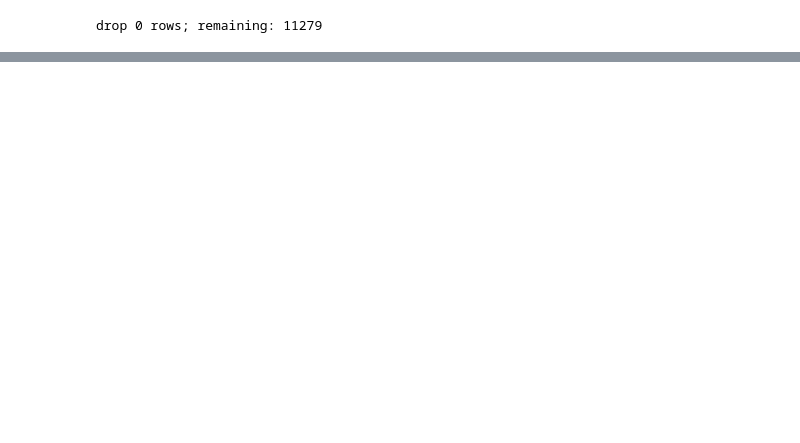
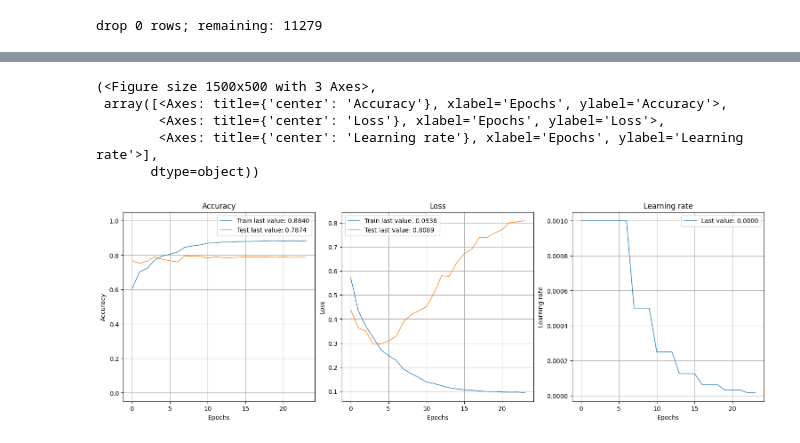
Before and after one commit to Boorrito15/social-media-optimizer, a Jupyter notebook: notebooks/rob.ipynb, the cells around one changed output, grey strips where cells are left out. Drawn from its saved outputs; the diff is of its cells as text; code cells hidden in the pictures; blank space fills up the shorter version.

```diff
--- a/notebooks/rob.ipynb
+++ b/notebooks/rob.ipynb
@@ -743,0 +743,4 @@ df_copy['engagement'].hist(bins=50)
+# %%
+mask = (df['views'] > 0) & (df['engagement'] > 0)
+print(f"drop {(~mask).sum()} rows; remaining: {len(df) - (~mask).sum()}")
+df = df[mask]
@@ -743,0 +749,2 @@ df_copy['engagement'].hist(bins=50)
+# %%
+df_copy = df.copy()
@@ -743,0 +821,23 @@ df_copy['engagement'].hist(bins=50)
+# %%
+from keras import Input
+from keras import Sequential, layers
+
+model = Sequential()
+model.add(Input(shape=(X.shape[1],)))
+
+
+model.add(layers.Dense(1611, activation='relu'))
+model.add(layers.Dropout(rate=0.2))
+model.add(layers.Dense(402, activation='relu'))
+model.add(layers.Dropout(rate=0.2))
+model.add(layers.Dense(100, activation='relu'))
+model.add(layers.Dropout(rate=0.2))
+model.add(layers.Dense(25, activation='relu'))
+model.add(layers.Dropout(rate=0.2))
+model.add(layers.Dense(6, activation='relu'))
+model.add(layers.Dropout(rate=0.2))
+model.add(layers.Dense(y.shape[1], activation='softmax'))
+
+
+model.compile(loss='binary_crossentropy', optimizer='adam', metrics=['accuracy'])
+model.summary()
@@ -743,0 +866,7 @@ df_copy['engagement'].hist(bins=50)
+# %%
+from tensorflow.keras.callbacks import EarlyStopping,ReduceLROnPlateau
+
+es = EarlyStopping(patience=20, restore_best_weights=True, monitor='val_loss' )
+rop = ReduceLROnPlateau(factor=0.5, patience=3, monitor='val_loss')
+
+history = model.fit(X_train, y_train, batch_size=32, epochs=1000, validation_split=0.2, callbacks=[es, rop])
@@ -743,0 +891,11 @@ df_copy['engagement'].hist(bins=50)
+# %%
+from plot_keras_history import plot_history
+
+plot_history(history)
+# %% [output]
+(<Figure size 1500x500 with 3 Axes>,
+ array([<Axes: title={'center': 'Accuracy'}, xlabel='Epochs', ylabel='Accuracy'>,
+        <Axes: title={'center': 'Loss'}, xlabel='Epochs', ylabel='Loss'>,
+        <Axes: title={'center': 'Learning rate'}, xlabel='Epochs', ylabel='Learning rate'>],
+       dtype=object))
+[figure, added]
```
Also changed, not shown: parts of 30 cells of this notebook.
